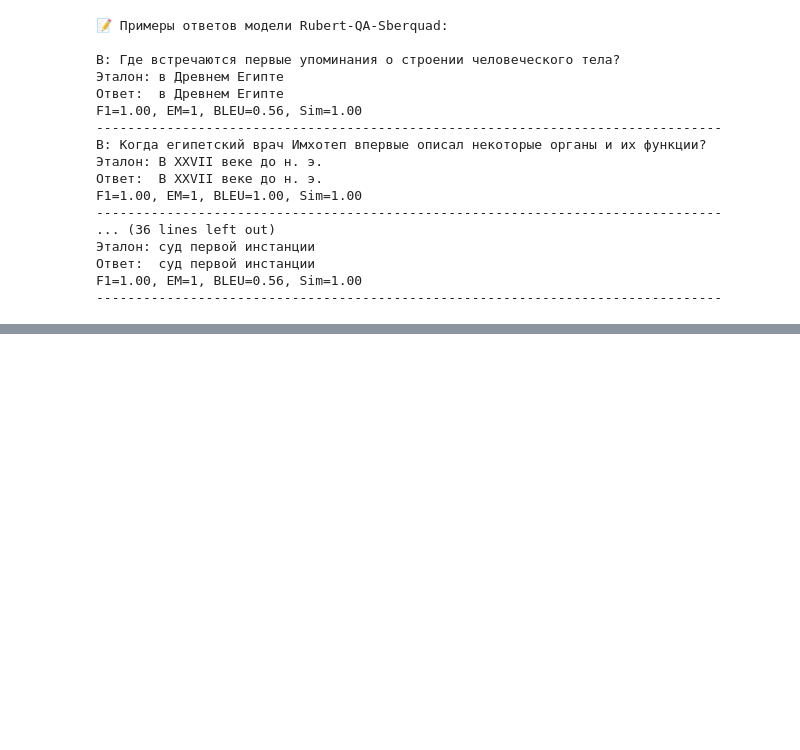
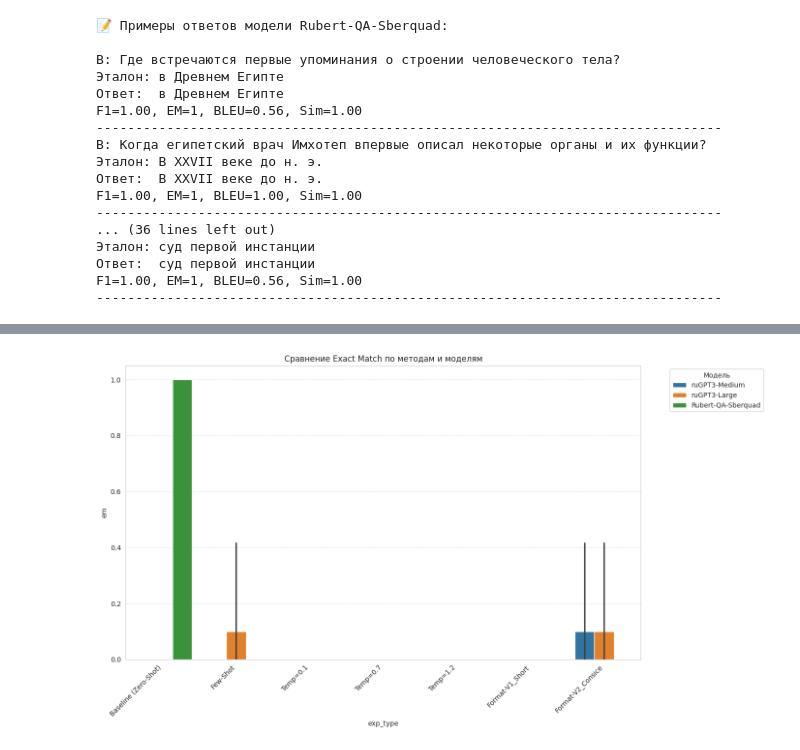
Before and after one commit to felondrum/llm_driven_development_otus, a Jupyter notebook: llm_otus_filippov_hw3.ipynb, the cells around one changed output, grey strips where cells are left out. Cells and saved outputs as stored; diff of their text form; code cells hidden in the pictures; blank space fills up the shorter version.

```diff
--- a/llm_otus_filippov_hw3.ipynb
+++ b/llm_otus_filippov_hw3.ipynb
@@ -355,9 +399,20 @@ print(f"Вопрос: {test_q}")
 print(f"Эталонный ответ: {test_gt}")
 print("-" * 60)
 
-for name, (model, tokenizer, gen_fn) in models_config.items():
+for name, config in models_config.items():
+    # unpacking конфигурации в зависимости от количества элементов
+    if len(config) == 5:
+        model, tokenizer, gen_fn, api_key, host_url = config
+    else:
+        model, tokenizer, gen_fn = config
+        api_key, host_url = None, None
+
     try:
-        answer, t = gen_fn(test_ctx, test_q, model, tokenizer)
+        # Для YandexGPT передаем api_key и host, для остальных - model и tokenizer
+        if name == 'YandexGPT-Lite':
+            answer, t = gen_fn(test_ctx, test_q, api_key, host_url)
+        else:
+            answer, t = gen_fn(test_ctx, test_q, model, tokenizer)
         print(f"{name}: {answer} (время: {t:.2f}с)")
     except Exception as e:
         print(f"{name}: ОШИБКА — {e}")
@@ -759,0 +1011,55 @@ F1=1.00, EM=1, BLEU=0.56, Sim=1.00
+# %%
+# Агрегация данных
+agg_stats = final_experiments_df.groupby(['model', 'exp_type']).agg({
+    'em': 'mean',
+    'f1': 'mean'
+}).round(4).reset_index()
+
+# Сортировка для красоты
+agg_stats = agg_stats.sort_values(['model', 'em'], ascending=[True, False])
+
+print("=== СВОДНАЯ ТАБЛИЦА РЕЗУЛЬТАТОВ ===")
+# Простое отображение без tabulate
+for model in agg_stats['model'].unique():
+    print(f"\n--- {model} ---")
+    subset = agg_stats[agg_stats['model'] == model][['exp_type', 'em', 'f1']]
+    print(subset.to_string(index=False))
+
+# --- ВИЗУАЛИЗАЦИЯ ---
+plt.figure(figsize=(14, 8))
+
+# График 1: Сравнение методов для каждой модели
+sns.barplot(data=final_experiments_df, x='exp_type', y='em', hue='model', errorbar='sd')
+plt.title('Сравнение Exact Match по методам и моделям')
+plt.xticks(rotation=45, ha='right')
+plt.ylim(0, 1.05)
+plt.legend(title='Модель', bbox_to_anchor=(1.05, 1), loc='upper left')
+plt.grid(axis='y', linestyle='--', alpha=0.6)
+plt.tight_layout()
+plt.show()
+
+# --- АНАЛИЗ ОШИБОК ---
+print("\n=== ПРИМЕРЫ ЛУЧШИХ И ХУДШИХ РЕЗУЛЬТАТОВ ===")
+
+# Лучшие (EM = 1)
+best_cases = final_experiments_df[final_experiments_df['em'] == 1.0]
+if not best_cases.empty:
+    print("\n[ЛУЧШИЕ СЛУЧАИ (Exact Match = 1)]")
+    for _, row in best_cases.drop_duplicates(subset=['model', 'exp_type']).head(5).iterrows():
+        print(f"Модель: {row['model']}, Метод: {row['exp_type']}")
+        print(f"В: {row['question']}")
+        print(f"Эталон: {row['gt']}")
+        print(f"Ответ: {row['pred']}")
+        print("-" * 30)
+
+# Худшие (EM = 0 и F1 = 0)
+worst_cases = final_experiments_df[(final_experiments_df['em'] == 0.0) & (final_experiments_df['f1'] == 0.0)]
+if not worst_cases.empty:
+    print("\n[ХУДШИЕ СЛУЧАИ (Полный провал)]")
+    for _, row in worst_cases.drop_duplicates(subset=['model', 'exp_type']).head(5).iterrows():
+        print(f"Модель: {row['model']}, Метод: {row['exp_type']}")
+        print(f"В: {row['question']}")
+        print(f"Эталон: {row['gt']}")
+        print(f"Ответ: {row['pred']}")
+        print("-" * 30)
+# %% [output]
@@ -759,0 +1083 @@ F1=1.00, EM=1, BLEU=0.56, Sim=1.00
+[figure, added]
```
Also changed, not shown: parts of 13 cells of this notebook.
